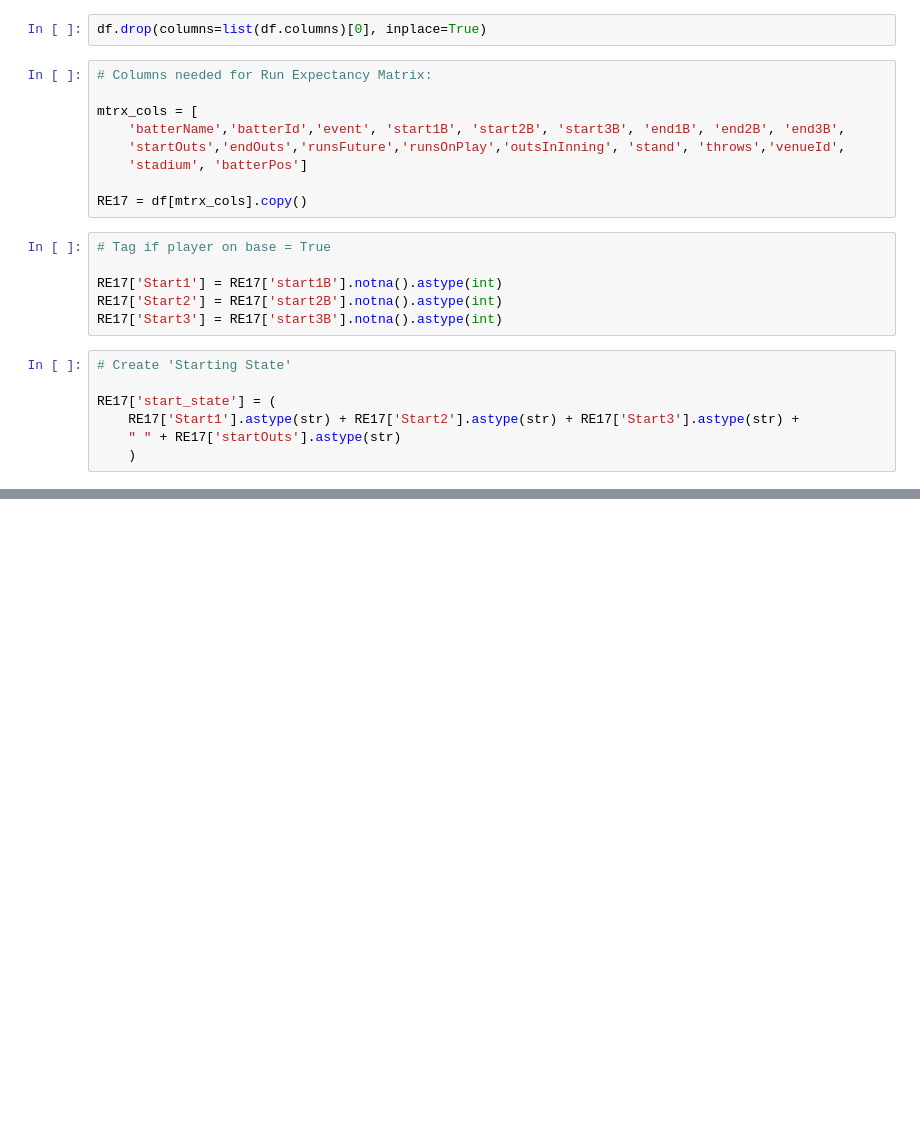
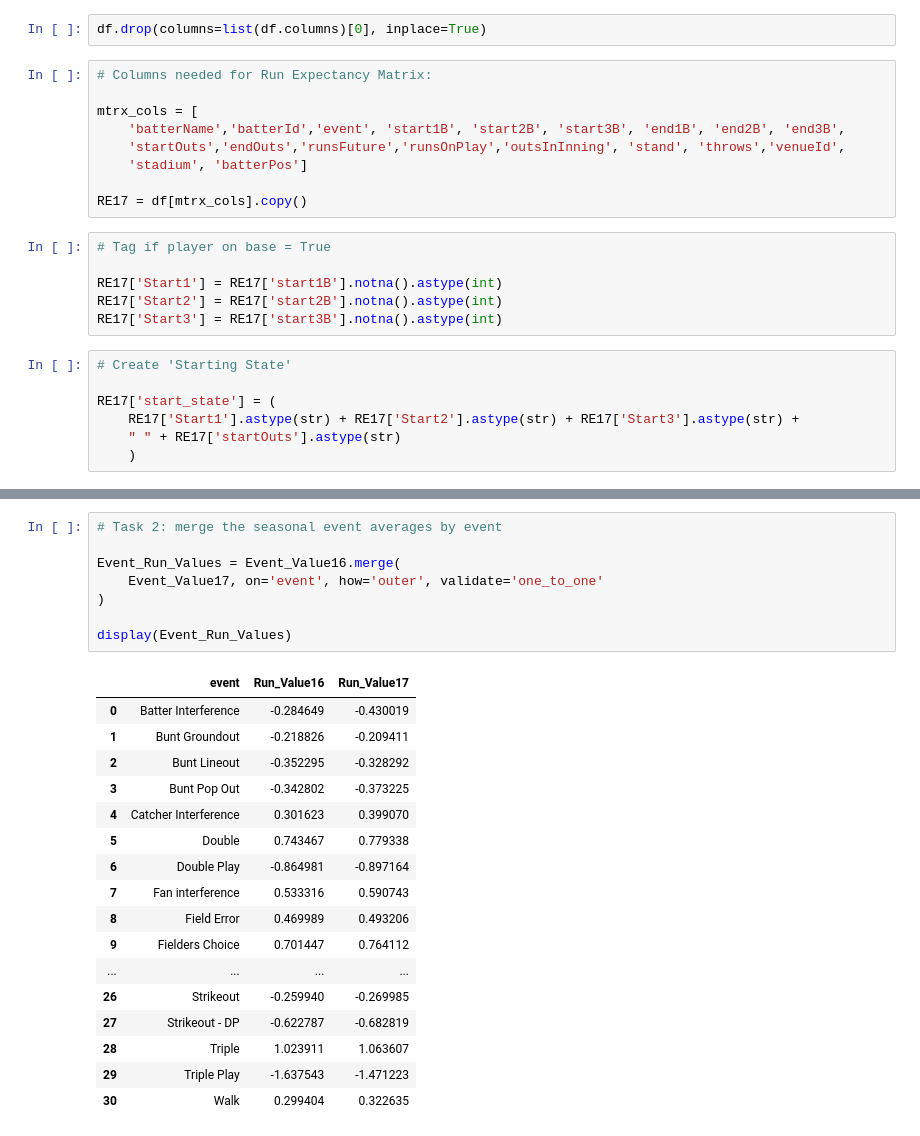
Before and after one commit to nickchedzoy1998-rgb/Sports-Analytics, a Jupyter notebook: Module2_Moneyball_and_Beyond/Week4_Run_Expectancy.ipynb, the cells around one changed output, grey strips where cells are left out. Drawn from its saved outputs; the diff is of its cells as text; blank space fills up the shorter version.

```diff
--- a/Module2_Moneyball_and_Beyond/Week4_Run_Expectancy.ipynb
+++ b/Module2_Moneyball_and_Beyond/Week4_Run_Expectancy.ipynb
@@ -42,0 +443,26 @@ RE17['End_state'] = (
+# %%
+# Task 2: merge the seasonal event averages by event
+
+Event_Run_Values = Event_Value16.merge(
+    Event_Value17, on='event', how='outer', validate='one_to_one'
+)
+
+display(Event_Run_Values)
+# %% [output]
+|  | event | Run_Value16 | Run_Value17 |
+| 0 | Batter Interference | -0.284649 | -0.430019 |
+| 1 | Bunt Groundout | -0.218826 | -0.209411 |
+| 2 | Bunt Lineout | -0.352295 | -0.328292 |
+| 3 | Bunt Pop Out | -0.342802 | -0.373225 |
+| 4 | Catcher Interference | 0.301623 | 0.399070 |
+| 5 | Double | 0.743467 | 0.779338 |
+| 6 | Double Play | -0.864981 | -0.897164 |
+| 7 | Fan interference | 0.533316 | 0.590743 |
+| 8 | Field Error | 0.469989 | 0.493206 |
+| 9 | Fielders Choice | 0.701447 | 0.764112 |
+| ... | ... | ... | ... |
+| 26 | Strikeout | -0.259940 | -0.269985 |
+| 27 | Strikeout - DP | -0.622787 | -0.682819 |
+| 28 | Triple | 1.023911 | 1.063607 |
+| 29 | Triple Play | -1.637543 | -1.471223 |
+| 30 | Walk | 0.299404 | 0.322635 |
```
Also changed, not shown: parts of 35 cells of this notebook, 2 other files.
